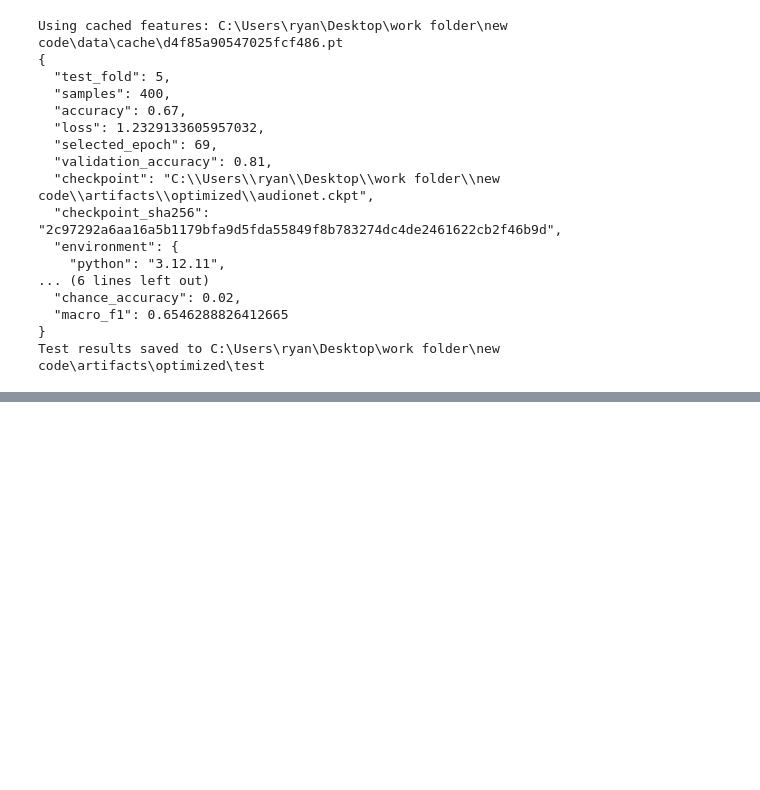
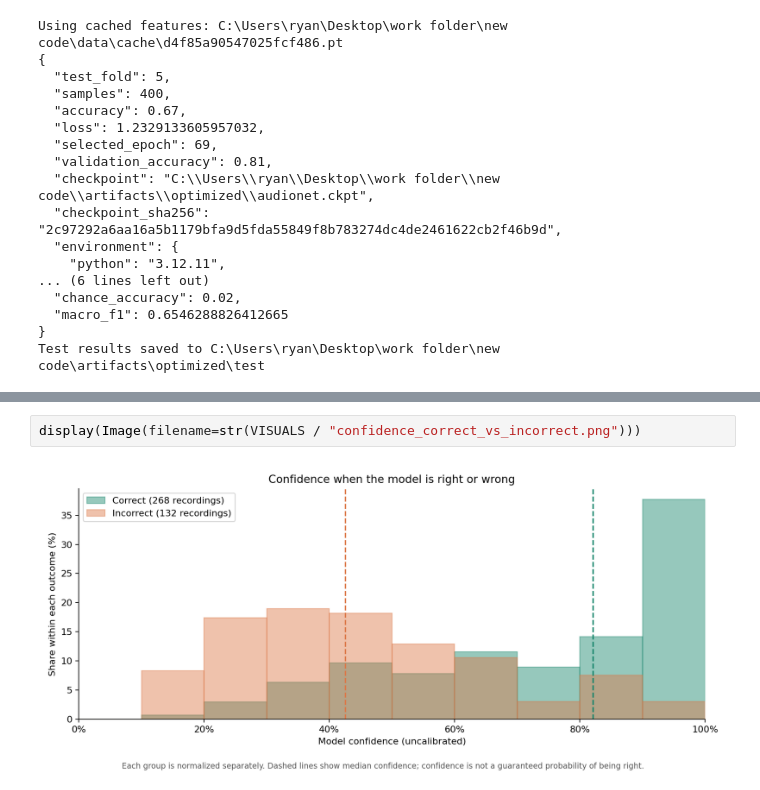
Before and after one commit to ryanchan22503-cloud/reprodl2021, a Jupyter notebook: newcode1.ipynb, the cells around one changed output, grey strips where cells are left out. Saved outputs shown, nothing was run; the diff lists cells and outputs as text; blank space fills up the shorter version.

```diff
--- a/newcode1.ipynb
+++ b/newcode1.ipynb
@@ -52,0 +63,4 @@ display(Image(filename=str(ROOT / "artifacts/optimized/test/confusion_matrix.png
+# %%
+display(Image(filename=str(VISUALS / "confidence_correct_vs_incorrect.png")))
+# %% [output]
+[figure, added]
```
Also changed, not shown: parts of 9 cells of this notebook, 8 other files.
